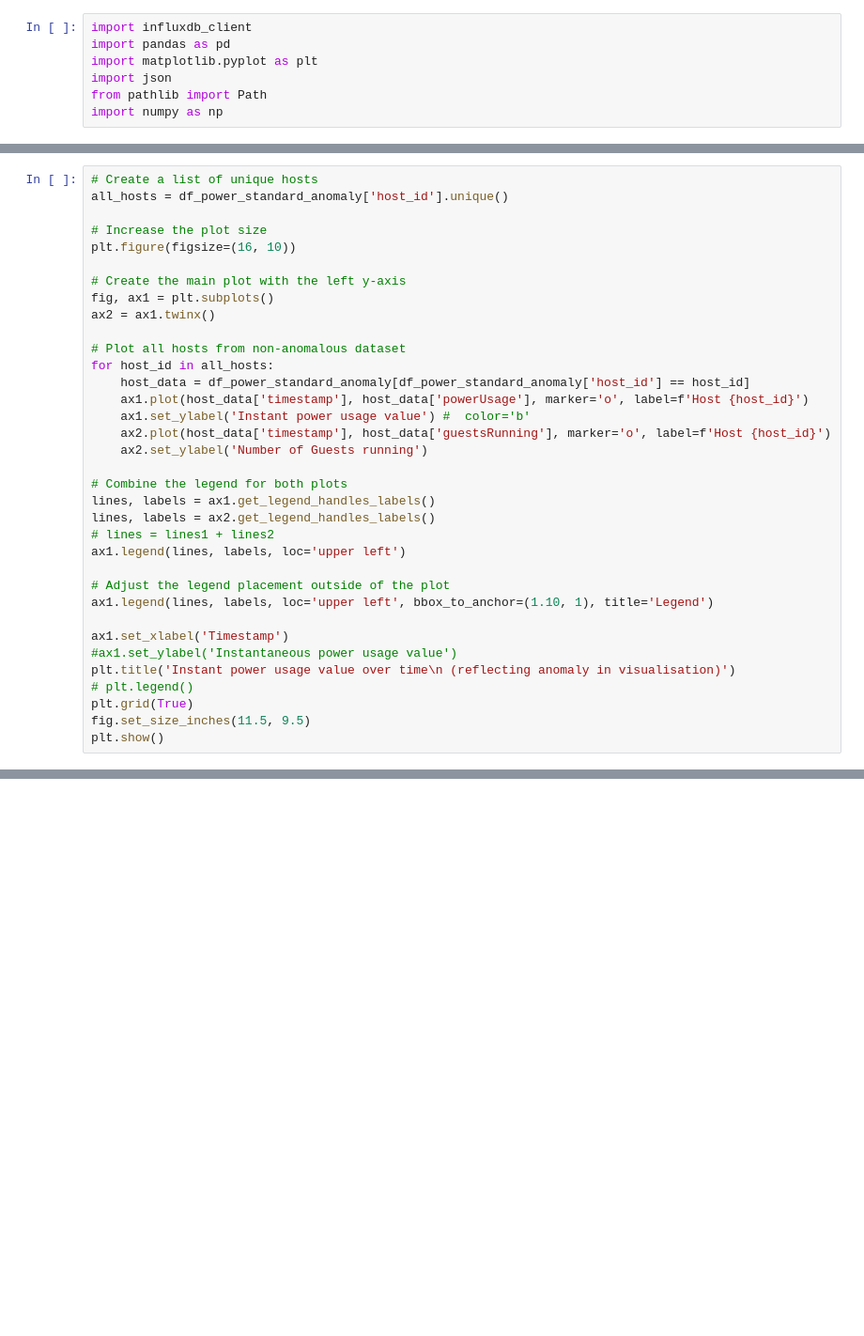
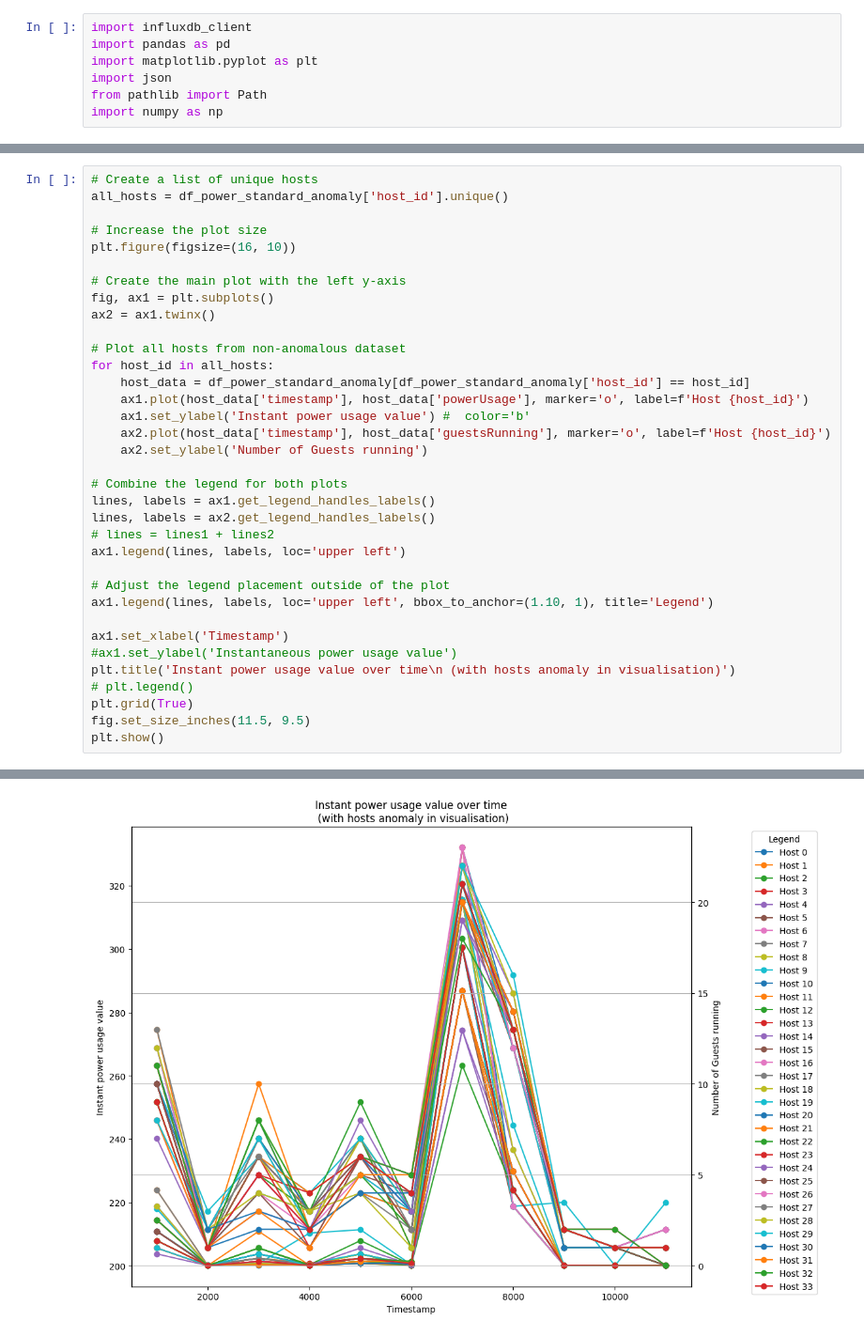
Before and after one commit to am-i-helpful/ODAbler, a Jupyter notebook: opendc_experiment_analyser/node_performance_anomaly_analyser/anomaly_analysis.ipynb, the cells around one changed output, grey strips where cells are left out. Shown at 94% size. Drawn from its saved outputs; the diff is of its cells as text; blank space fills up the shorter version.

Commit message:
[update]: update anomaly analysis results

```diff
--- a/opendc_experiment_analyser/node_performance_anomaly_analyser/anomaly_analysis.ipynb
+++ b/opendc_experiment_analyser/node_performance_anomaly_analyser/anomaly_analysis.ipynb
@@ -122,8 +213,9 @@ ax1.legend(lines, labels, loc='upper left', bbox_to_anchor=(1.10, 1), title='Leg
 
 ax1.set_xlabel('Timestamp')
 #ax1.set_ylabel('Instantaneous power usage value')
-plt.title('Instant power usage value over time\n (reflecting anomaly in visualisation)')
+plt.title('Instant power usage value over time\n (with hosts anomaly in visualisation)')
 # plt.legend()
 plt.grid(True)
 fig.set_size_inches(11.5, 9.5)
 plt.show()
+# %% [output]
@@ -130,3 +223,4 @@ plt.show()
+[figure, added]
 # %%
 # Merge the two data frames on time, server_id, and guests
 merged_df = df_power_standard_non_anomaly.merge(df_power_standard_anomaly, on=['timestamp', 'host_id', 'guestsRunning'], suffixes=('_non_anomaly', '_anomaly'))
```
Also changed, not shown: parts of 9 cells of this notebook, 4 other files.
